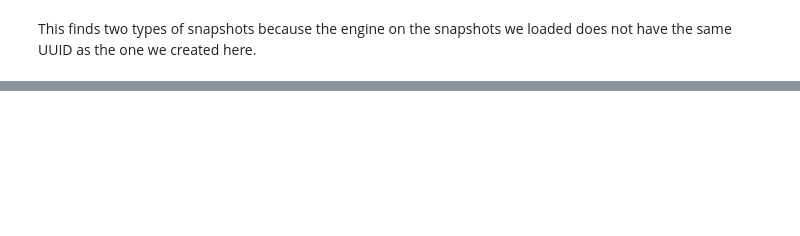
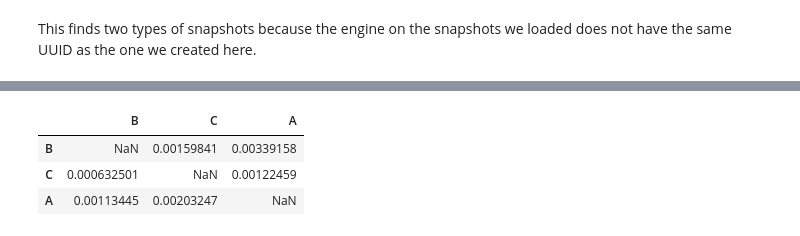
Before and after one commit to dwhswenson/ops-storage-notebooks, a Jupyter notebook: examples/01_simple_usage.ipynb, the cells around one changed output, grey strips where cells are left out. Cells and saved outputs as stored; diff of their text form; code cells hidden in the pictures; blank space fills up the shorter version.

Commit message:
Add TIS analysis to example

```diff
--- a/examples/01_simple_usage.ipynb
+++ b/examples/01_simple_usage.ipynb
@@ -173,0 +179,4 @@ Wall time: 4.8 s
+# %%
+%%time
+backend = SQLStorageBackend("storage_01.db", mode='r')
+storage = Storage.from_backend(backend)
@@ -173,0 +186,2 @@ Wall time: 4.8 s
+# %%
+scheme = storage.schemes[0]
@@ -173,0 +196,10 @@ Wall time: 4.8 s
+# %%
+tis_analysis = paths.analysis.tis.StandardTISAnalysis(
+    network=scheme.network,
+    scheme=scheme,
+    max_lambda_calcs={t: {'bin_width': 0.05, 'bin_range': (0.0, 0.5)}
+                      for t in scheme.network.sampling_transitions}
+)
+# %%
+%%time
+rate_matrix = tis_analysis.rate_matrix(steps=storage.steps).to_pandas()
@@ -173,0 +209,7 @@ Wall time: 4.8 s
+# %%
+rate_matrix
+# %% [output]
+|  | B | C | A |
+| B | NaN | 0.00159841 | 0.00339158 |
+| C | 0.000632501 | NaN | 0.00122459 |
+| A | 0.00113445 | 0.00203247 | NaN |
```
Also changed, not shown: parts of 11 cells of this notebook.
